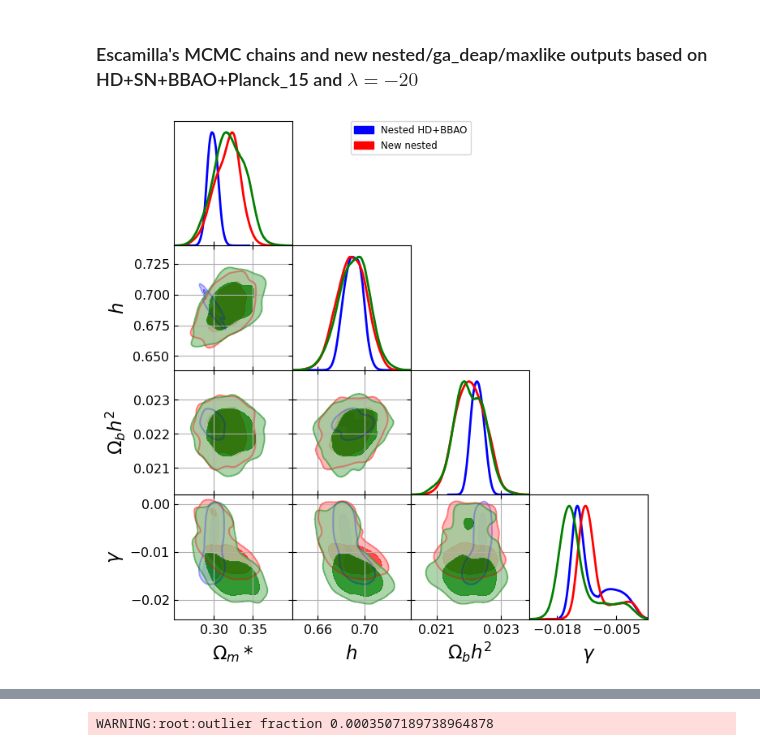
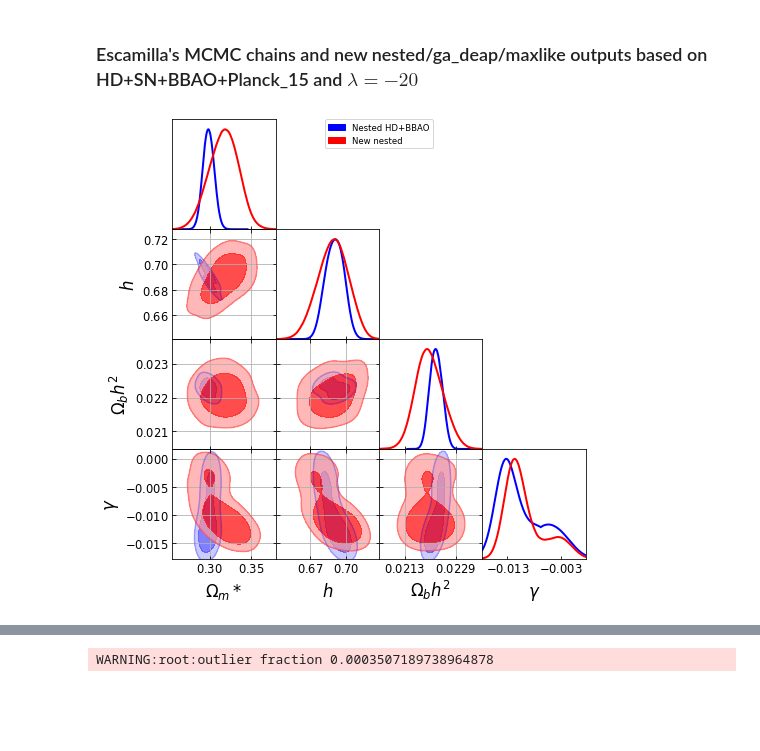
Before and after one commit to igomezv/cosmo_tools, a Jupyter notebook: models/genetic_paper/plots.ipynb, the cells around one changed output, grey strips where cells are left out. Cells and saved outputs as stored; diff of their text form; code cells hidden in the pictures; blank space fills up the shorter version.

```diff
--- a/models/genetic_paper/plots.ipynb
+++ b/models/genetic_paper/plots.ipynb
@@ -781,19 +519,18 @@ ax2.grid(axis='x')
 ### Escamilla's MCMC chains and new nested/ga_deap/maxlike outputs based on HD+SN+BBAO+Planck_15 and $\lambda = -20$
 # %%
 dir_name_le = '/home/isidro/Documents/github/cosmo_tools/models/genetic_paper/chains_graduated_LE/'
-root_le_nested = 'Grad_phy_HD+SN+BBAO+Planck_15_nested_multi'
-root_le_mcmc = 'Grad_phy_HD+SN+BBAO+Planck_15_mcmc'
 root_le = 'Grad_nega_20_phy_Planck_15+BBAO+SN+HD'
-root_le_ga = 'Grad_phy_HD+SN+BBAO+Planck_15_ga_deap'
+root_ga = 'Grad_phy_HD+BBAO_ga_deap'
 
 
-root_new = 'Grad_phy_HD+BBAO_nested_multi'
+root_new = 'Grad_phy_HD+BBAO+SN_nested_multi' # working
+# root_new = 'Grad_phy_HD+SN+BBAO+Planck_15_mcmc' # No!
 
-roots_le = [root_le, root_graduatedBAOHDSN_nested, root_new]
+roots_le = [root_le, root_new]
 
 
 g= plots.getSubplotPlotter(chain_dir = dir_name_le,width_inch=7,
-                            analysis_settings={'smooth_scale_2D': 0.4, 'smooth_scale_1D': 0.4, 'ignore_rows': 0.1})
+                            analysis_settings={'smooth_scale_2D': 0.6, 'smooth_scale_1D': 0.6, 'ignore_rows': 0.1})
 g.settings.axes_fontsize = 15
 g.settings.lab_fontsize = 20
 g.settings.colorbar_axes_fontsize=20
@@ -802,32 +539,32 @@ g.settings.alpha_filled_add =0.9
 g.settings.scatter_size = 9
 g.settings.lw_contour=3
 g.settings.colormap_scatter= 'hsv'
 g.triangle_plot(roots_le,
                  ['Om','h', 'Obh2', 'ggama'],
                 contour_args=[{'lw':3, 'color':'blue', 'ls':'-'},
                               {'lw':2, 'color':'red', 'ls':'-'},
                               {'lw':2, 'color':'green', 'ls':'-'},
                               {'lw':2, 'color':'gray', 'ls':'-'}], filled=True,
                 alphas=[0.5, 0.7, 0.8, 0.9], legend_labels= ['Nested HD+BBAO', 'New nested'],
                 line_args=[{'lw':2, 'color':'blue'}, {'lw':2, 'color':'red', 'ls':'-'},
                 {'lw':2, 'color':'green'}, {'lw':2, 'color':'gray'}], contour_colors=['blue','red', 'green', 'gray'])
                 #,plot_3d_with_param='alpha')
 
 
 g.subplots[1,0].grid(True)
 g.subplots[2,0].grid(True)
 g.subplots[3,0].grid(True)
 g.subplots[2,1].grid(True)
 g.subplots[3,1].grid(True)
 g.subplots[3,2].grid(True)
 
 # g.subplots[1,0].set_ylim(-0.5, 1.5)
 # #
 # g.subplots[1,1].set_xlim(-0.05, 1.8)
 
 # g.subplots[0,0].set_title('Phantom', fontsize=20)
 # g.export('Phantom2.pdf')
 # plt.title('Graduated with HD+SN+BAO+Planck', )
 # %% [output]
-[figure, old version]
+[figure, new version]
 # %%
```
Also changed, not shown: parts of 30 cells of this notebook.
